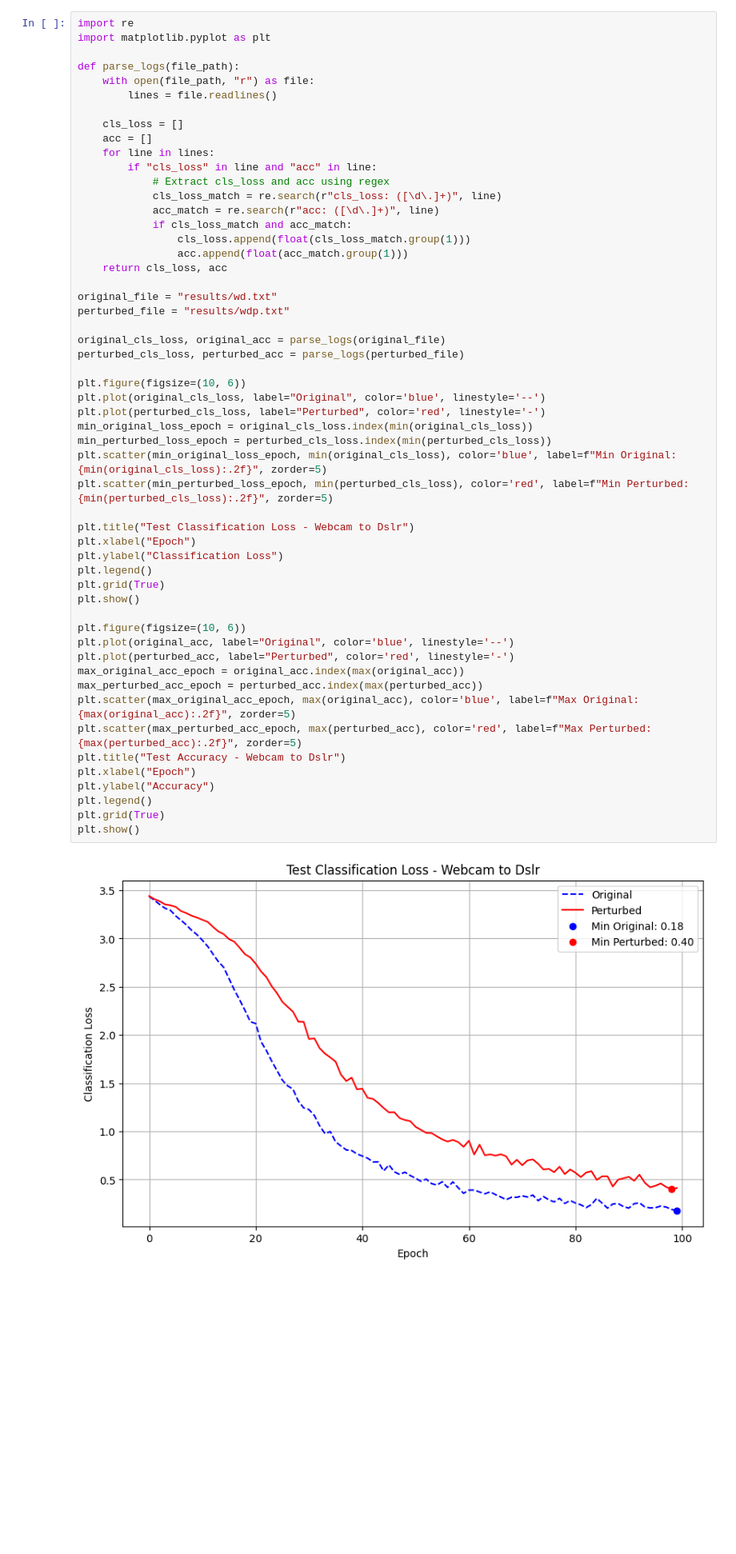
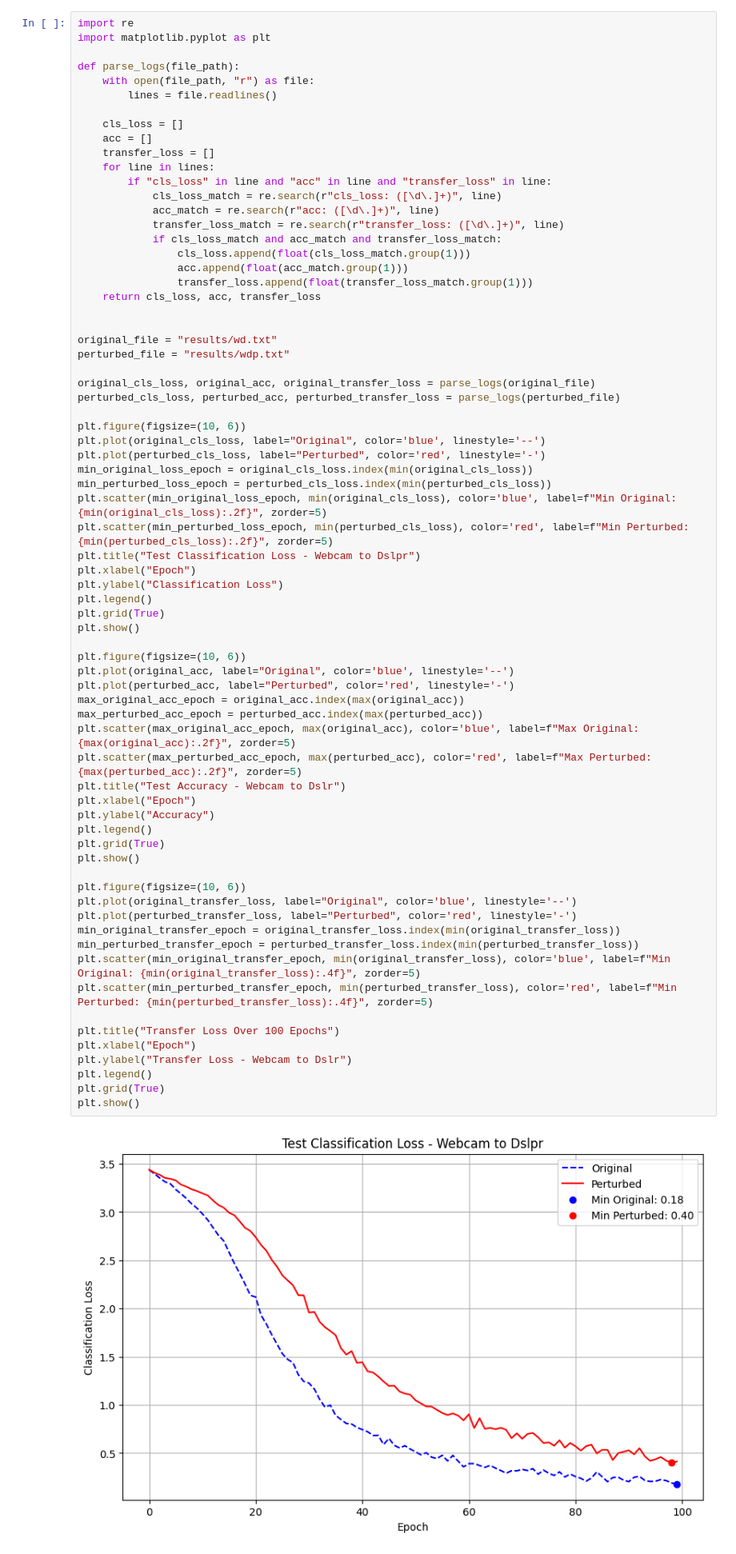
Before and after one commit to weiceica/EECS442fp, a Jupyter notebook: train_test.ipynb, the cells around one changed output. Shown at 80% size. Saved outputs shown, nothing was run; the diff lists cells and outputs as text; blank space fills up the shorter version.

Commit message:
updated graphs

```diff
--- a/train_test.ipynb
+++ b/train_test.ipynb
@@ -152,50 +170,67 @@ def parse_logs(file_path):
 
     cls_loss = []
     acc = []
+    transfer_loss = []
     for line in lines:
-        if "cls_loss" in line and "acc" in line:
-            # Extract cls_loss and acc using regex
+        if "cls_loss" in line and "acc" in line and "transfer_loss" in line:
             cls_loss_match = re.search(r"cls_loss: ([\d\.]+)", line)
             acc_match = re.search(r"acc: ([\d\.]+)", line)
-            if cls_loss_match and acc_match:
+            transfer_loss_match = re.search(r"transfer_loss: ([\d\.]+)", line)
+            if cls_loss_match and acc_match and transfer_loss_match:
                 cls_loss.append(float(cls_loss_match.group(1)))
                 acc.append(float(acc_match.group(1)))
-    return cls_loss, acc
+                transfer_loss.append(float(transfer_loss_match.group(1)))
+    return cls_loss, acc, transfer_loss
+
 
 original_file = "results/wd.txt"
 perturbed_file = "results/wdp.txt"
 
-original_cls_loss, original_acc = parse_logs(original_file)
-perturbed_cls_loss, perturbed_acc = parse_logs(perturbed_file)
+original_cls_loss, original_acc, original_transfer_loss = parse_logs(original_file)
+perturbed_cls_loss, perturbed_acc, perturbed_transfer_loss = parse_logs(perturbed_file)
 
 plt.figure(figsize=(10, 6))
 plt.plot(original_cls_loss, label="Original", color='blue', linestyle='--')
 plt.plot(perturbed_cls_loss, label="Perturbed", color='red', linestyle='-')
 min_original_loss_epoch = original_cls_loss.index(min(original_cls_loss))
 min_perturbed_loss_epoch = perturbed_cls_loss.index(min(perturbed_cls_loss))
 plt.scatter(min_original_loss_epoch, min(original_cls_loss), color='blue', label=f"Min Original: {min(original_cls_loss):.2f}", zorder=5)
 plt.scatter(min_perturbed_loss_epoch, min(perturbed_cls_loss), color='red', label=f"Min Perturbed: {min(perturbed_cls_loss):.2f}", zorder=5)
-
-plt.title("Test Classification Loss - Webcam to Dslr")
+plt.title("Test Classification Loss - Webcam to Dslpr")
 plt.xlabel("Epoch")
 plt.ylabel("Classification Loss")
 plt.legend()
 plt.grid(True)
 plt.show()
 
 plt.figure(figsize=(10, 6))
 plt.plot(original_acc, label="Original", color='blue', linestyle='--')
 plt.plot(perturbed_acc, label="Perturbed", color='red', linestyle='-')
 max_original_acc_epoch = original_acc.index(max(original_acc))
 max_perturbed_acc_epoch = perturbed_acc.index(max(perturbed_acc))
 plt.scatter(max_original_acc_epoch, max(original_acc), color='blue', label=f"Max Original: {max(original_acc):.2f}", zorder=5)
 plt.scatter(max_perturbed_acc_epoch, max(perturbed_acc), color='red', label=f"Max Perturbed: {max(perturbed_acc):.2f}", zorder=5)
 plt.title("Test Accuracy - Webcam to Dslr")
 plt.xlabel("Epoch")
 plt.ylabel("Accuracy")
 plt.legend()
 plt.grid(True)
 plt.show()
+
+plt.figure(figsize=(10, 6))
+plt.plot(original_transfer_loss, label="Original", color='blue', linestyle='--')
+plt.plot(perturbed_transfer_loss, label="Perturbed", color='red', linestyle='-')
+min_original_transfer_epoch = original_transfer_loss.index(min(original_transfer_loss))
+min_perturbed_transfer_epoch = perturbed_transfer_loss.index(min(perturbed_transfer_loss))
+plt.scatter(min_original_transfer_epoch, min(original_transfer_loss), color='blue', label=f"Min Original: {min(original_transfer_loss):.4f}", zorder=5)
+plt.scatter(min_perturbed_transfer_epoch, min(perturbed_transfer_loss), color='red', label=f"Min Perturbed: {min(perturbed_transfer_loss):.4f}", zorder=5)
+
+plt.title("Transfer Loss Over 100 Epochs")
+plt.xlabel("Epoch")
+plt.ylabel("Transfer Loss - Webcam to Dslr")
+plt.legend()
+plt.grid(True)
+plt.show()
 # %% [output]
-[figure, old version]
+[figure, new version]
 [figure]
```
Also changed, not shown: parts of 2 cells of this notebook.
